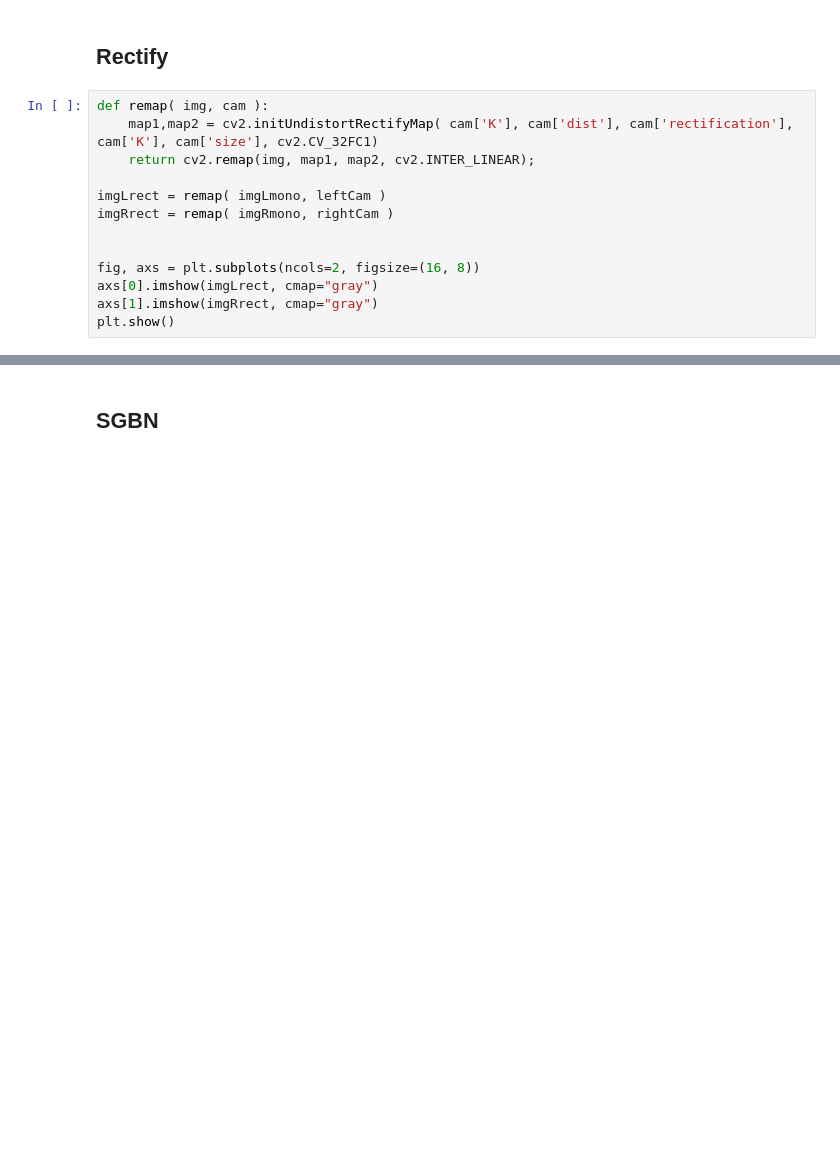
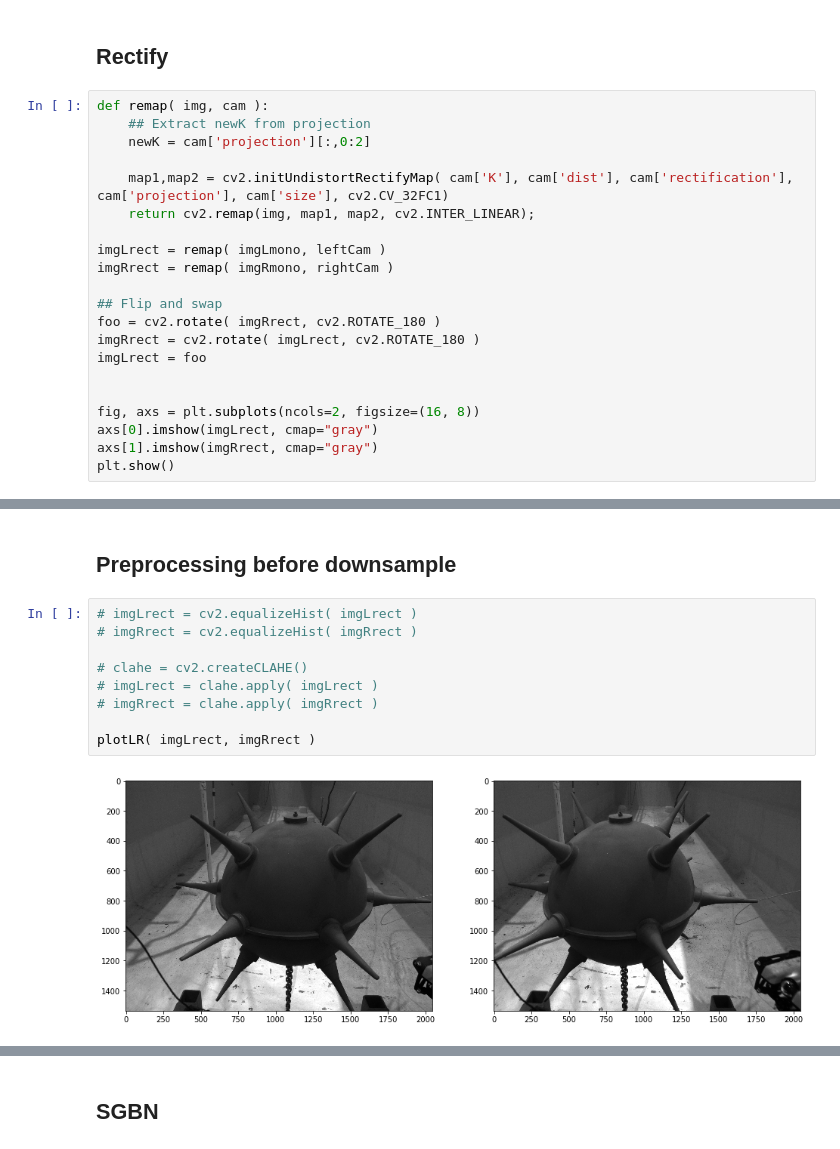
Before and after one commit to amarburg/stereo_disparity_mwe, a Jupyter notebook: Stereo Disparity.ipynb, the cells around one changed output, grey strips where cells are left out. Saved outputs shown, nothing was run; the diff lists cells and outputs as text; blank space fills up the shorter version.

```diff
--- a/Stereo Disparity.ipynb
+++ b/Stereo Disparity.ipynb
@@ -82,11 +100,19 @@ plt.show()
 ## Rectify
 # %%
 def remap( img, cam ):
-    map1,map2 = cv2.initUndistortRectifyMap( cam['K'], cam['dist'], cam['rectification'], cam['K'], cam['size'], cv2.CV_32FC1)
+    ## Extract newK from projection
+    newK = cam['projection'][:,0:2]
+
+    map1,map2 = cv2.initUndistortRectifyMap( cam['K'], cam['dist'], cam['rectification'], cam['projection'], cam['size'], cv2.CV_32FC1)
     return cv2.remap(img, map1, map2, cv2.INTER_LINEAR);
 
 imgLrect = remap( imgLmono, leftCam )
 imgRrect = remap( imgRmono, rightCam )
+
+## Flip and swap
+foo = cv2.rotate( imgRrect, cv2.ROTATE_180 )
+imgRrect = cv2.rotate( imgLrect, cv2.ROTATE_180 )
+imgLrect = foo
 
 
 fig, axs = plt.subplots(ncols=2, figsize=(16, 8))
@@ -123,0 +124,13 @@ array([[-16, -16, -16, ..., -16, -16, -16],
+# %% [markdown]
+## Preprocessing before downsample
+# %%
+# imgLrect = cv2.equalizeHist( imgLrect )
+# imgRrect = cv2.equalizeHist( imgRrect )
+
+# clahe = cv2.createCLAHE()
+# imgLrect = clahe.apply( imgLrect )
+# imgRrect = clahe.apply( imgRrect )
+
+plotLR( imgLrect, imgRrect )
+# %% [output]
+[figure, added]
```
Also changed, not shown: parts of 13 cells of this notebook, 8 other files.
